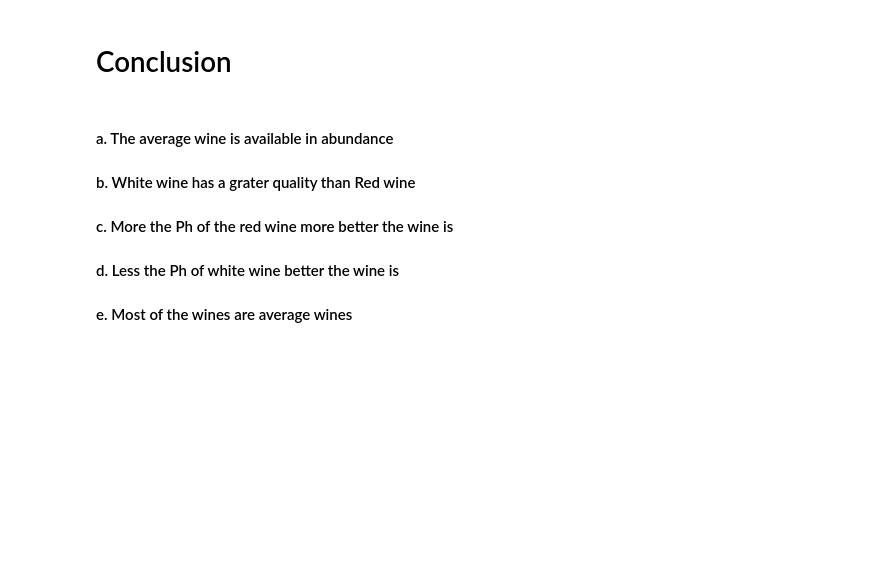
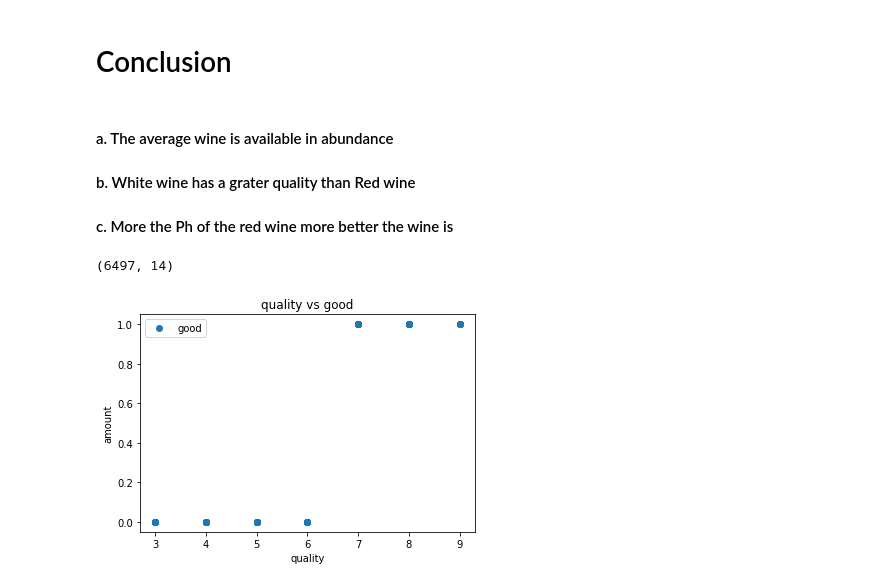
Before and after one commit to War10c3/Pyhton-Project, a Jupyter notebook: Untitled1.ipynb, the cells around one changed output. Saved outputs shown, nothing was run; the diff lists cells and outputs as text; code cells hidden in the pictures; blank space fills up the shorter version.

```diff
--- a/Untitled1.ipynb
+++ b/Untitled1.ipynb
@@ -306,5 +306,3 @@ sns.heatmap(corr,
 #### a. The average wine is available in abundance
 #### b. White wine has a grater quality than Red wine
 #### c. More the Ph of the red wine more better the wine is
-#### d. Less the Ph of white wine better the wine is
-#### e. Most of the wines are average wines
@@ -310,0 +314,6 @@ sns.heatmap(corr,
+# %%
+dataset = pd.read_csv('winequality.csv')
+# %%
+dataset.shape
+# %% [output]
+(6497, 14)
@@ -310,0 +322,8 @@ sns.heatmap(corr,
+# %%
+dataset.plot(x='quality', y='good', style='o')
+plt.title('quality vs good')
+plt.xlabel('quality')
+plt.ylabel('amount')
+plt.show()
+# %% [output]
+[figure, added]
```
Also changed, not shown: parts of 32 cells of this notebook.
